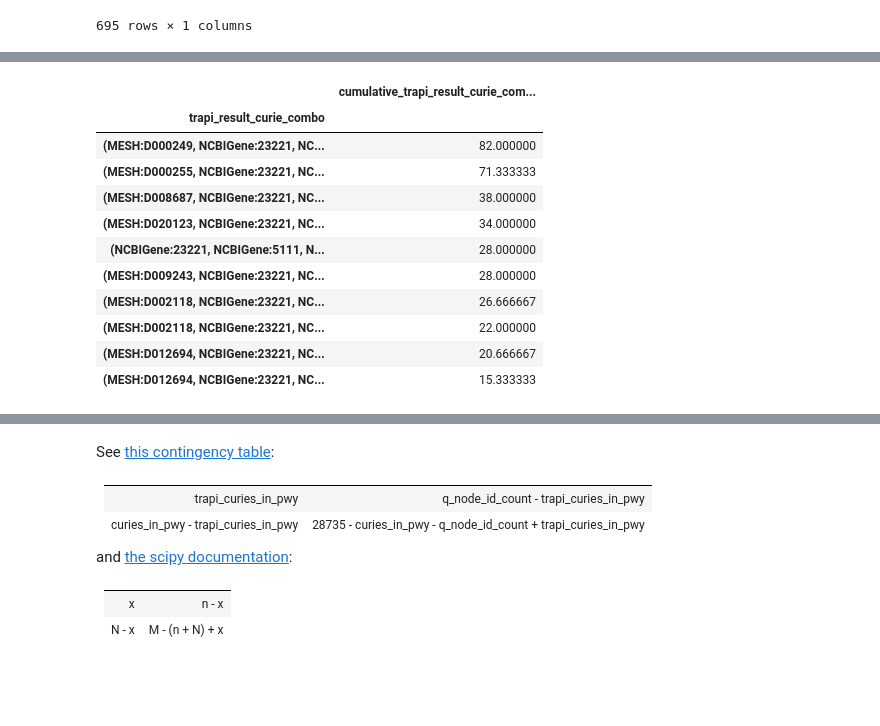
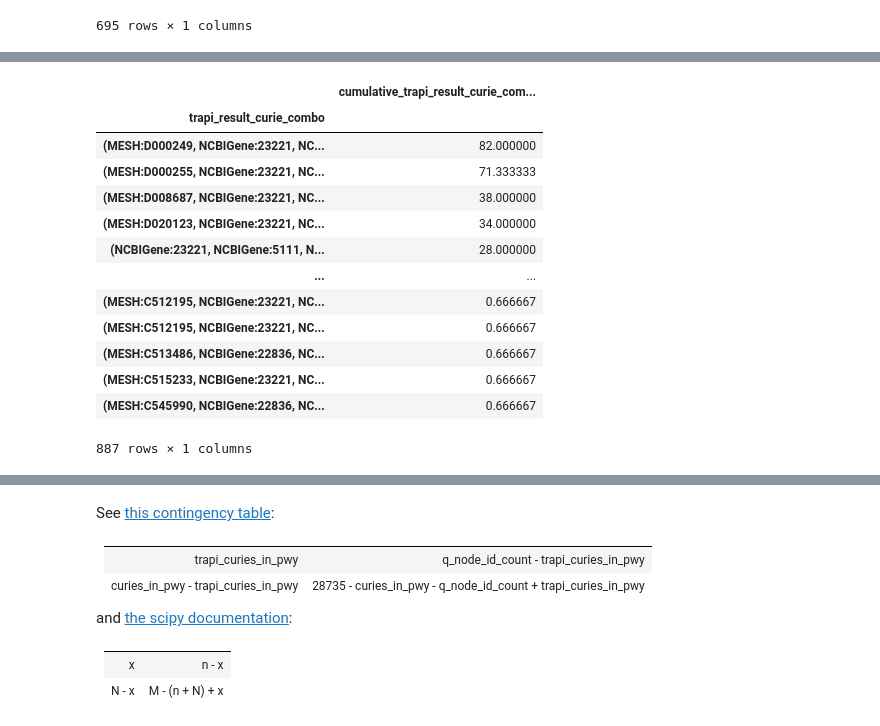
Before and after one commit to wikipathways/pathway-figure-ocr, a Jupyter notebook: notebooks/bte_sleeve_A.2_RHOBTB2_twohop.ipynb, the cells around one changed output, grey strips where cells are left out. Saved outputs shown, nothing was run; the diff lists cells and outputs as text; code cells hidden in the pictures; blank space fills up the shorter version.

```diff
--- a/notebooks/bte_sleeve_A.2_RHOBTB2_twohop.ipynb
+++ b/notebooks/bte_sleeve_A.2_RHOBTB2_twohop.ipynb
@@ -521,19 +522,21 @@ trapi_figure_overlap_df[["trapi_result_curie_combo", "figure_id"]].rename(column
 # %%
 trapi_result_figure_score_df = trapi_figure_overlap_df[["trapi_result_curie_combo", "score"]].rename(
     columns={"score": "cumulative_trapi_result_curie_combo_figure_score"}
 ).groupby("trapi_result_curie_combo").sum().sort_values(
     by="cumulative_trapi_result_curie_combo_figure_score", ascending=False)
-trapi_result_figure_score_df.head(10)
+trapi_result_figure_score_df
 # %% [output]
 |  | cumulative_trapi_result_curie_com... |
 | trapi_result_curie_combo |  |
 | (MESH:D000249, NCBIGene:23221, NC... | 82.000000 |
 | (MESH:D000255, NCBIGene:23221, NC... | 71.333333 |
 | (MESH:D008687, NCBIGene:23221, NC... | 38.000000 |
 | (MESH:D020123, NCBIGene:23221, NC... | 34.000000 |
 | (NCBIGene:23221, NCBIGene:5111, N... | 28.000000 |
-| (MESH:D009243, NCBIGene:23221, NC... | 28.000000 |
-| (MESH:D002118, NCBIGene:23221, NC... | 26.666667 |
-| (MESH:D002118, NCBIGene:23221, NC... | 22.000000 |
-| (MESH:D012694, NCBIGene:23221, NC... | 20.666667 |
-| (MESH:D012694, NCBIGene:23221, NC... | 15.333333 |
+| ... | ... |
+| (MESH:C512195, NCBIGene:23221, NC... | 0.666667 |
+| (MESH:C512195, NCBIGene:23221, NC... | 0.666667 |
+| (MESH:C513486, NCBIGene:22836, NC... | 0.666667 |
+| (MESH:C515233, NCBIGene:23221, NC... | 0.666667 |
+| (MESH:C545990, NCBIGene:22836, NC... | 0.666667 |
+887 rows × 1 columns
```
Also changed, not shown: parts of 28 cells of this notebook.
